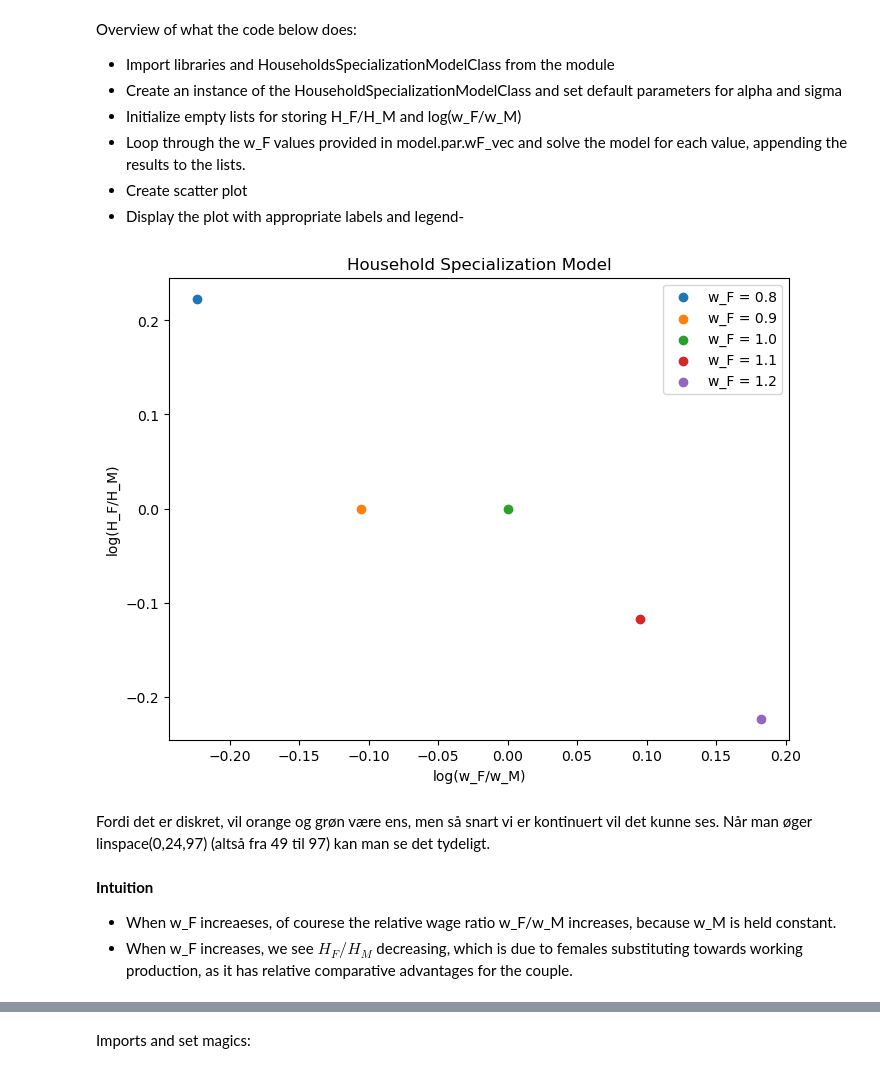
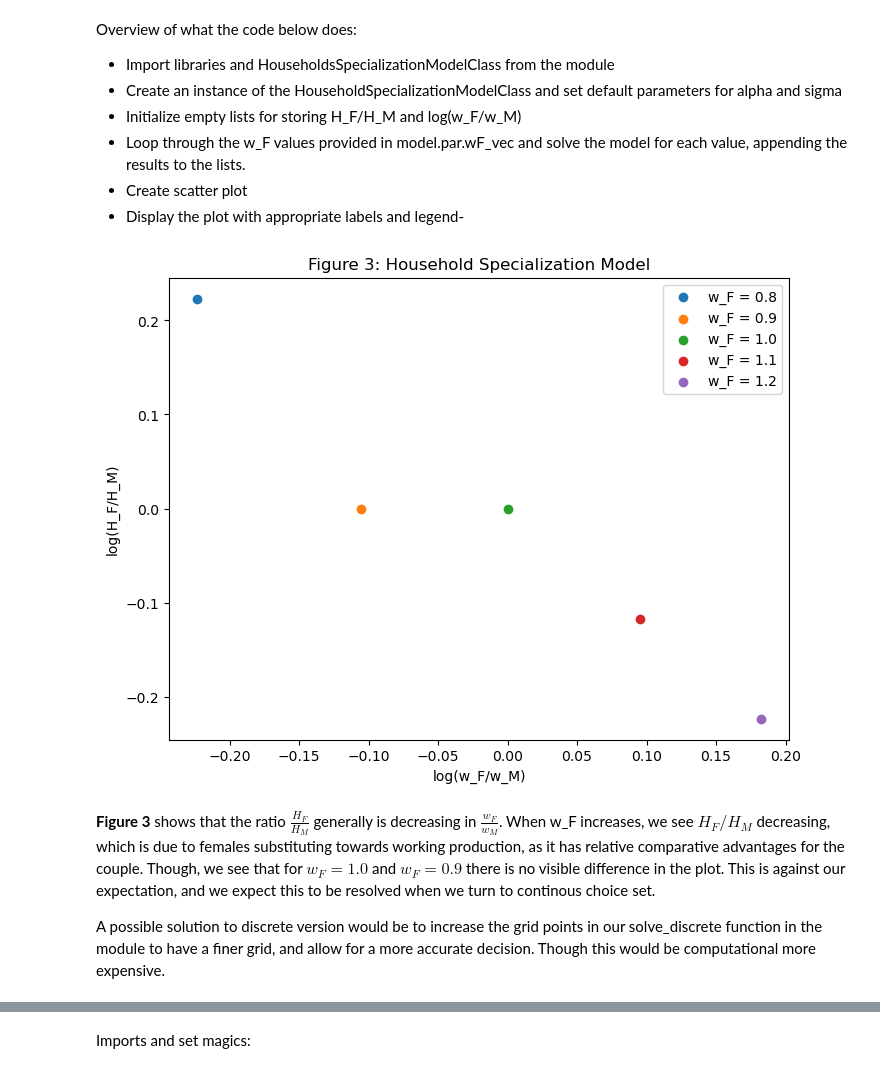
Before and after one commit to NumEconCopenhagen/projects-2023-de-slemme-programmeringsrotter, a Jupyter notebook: inauguralproject/Nicholas.ipynb, the cells around one changed output, grey strips where cells are left out. Saved outputs shown, nothing was run; the diff lists cells and outputs as text; code cells hidden in the pictures.

```diff
--- a/inauguralproject/Nicholas.ipynb
+++ b/inauguralproject/Nicholas.ipynb
@@ -94,41 +108,37 @@ model.par.alpha = 0.5
 model.par.sigma = 1.0
 opt = model.solve_discrete()
 
 # specify w_F values directly in the main script
 wF_values = np.array([0.8, 0.9, 1.0, 1.1, 1.2])
 
 # create lists to store data for each value of w_F
 HF_HM_list = []
 log_wf_wm_list = []
 
 # solve the model for each value of w_F
 for w_F in wF_values:
     model.par.wF = w_F
     opt = model.solve_discrete()
     HF_HM_list.append(opt.HF/opt.HM)
     log_wf_wm_list.append(np.log(w_F/model.par.wM))
 
 # create the plot
 fig, ax = plt.subplots(figsize=(8,6))
 
 for i in range(len(HF_HM_list)):
     ax.scatter(log_wf_wm_list[i], np.log(HF_HM_list[i]), label=f"w_F = {wF_values[i]:.1f}")
 
 ax.set_xlabel("log(w_F/w_M)")
 ax.set_ylabel("log(H_F/H_M)")
 ax.set_title("Ratio of H_F to H_M vs. Ratio of W_F to W_M")
 ax.legend()
 
-ax.set_title('Household Specialization Model')
+ax.set_title('Figure 3: Household Specialization Model')
 plt.show()
 # %% [output]
-[figure, old version]
+[figure, new version]
-# %% [markdown]
-Fordi det er diskret, vil orange og grøn være ens, men så snart vi er kontinuert vil det kunne ses.
-Når man øger linspace(0,24,97) (altså fra 49 til 97) kan man se det tydeligt.
-# %% [markdown]
-**Intuition**
-
-- When w_F increaeses, of courese the relative wage ratio w_F/w_M increases, because w_M is held constant.
-- When w_F increases, we see $H_F/H_M$ decreasing, which is due to females substituting towards working production, as it has relative comparative advantages for the couple.
+# %% [markdown]
+**Figure 3** shows that the ratio $\frac{H_F}{H_M}$ generally is decreasing in $\frac{w_F}{w_M}$. When w_F increases, we see $H_F/H_M$ decreasing, which is due to females substituting towards working production, as it has relative comparative advantages for the couple. Though, we see that for $w_F= 1.0$ and $w_F =0.9$ there is no visible difference in the plot. This is against our expectation, and we expect this to be resolved when we turn to continous choice set.
+
+A possible solution to discrete version would be to increase the grid points in our solve_discrete function in the module to have a finer grid, and allow for a more accurate decision. Though this would be computational more expensive.
 # %% [markdown]
```
Also changed, not shown: parts of 27 cells of this notebook.
